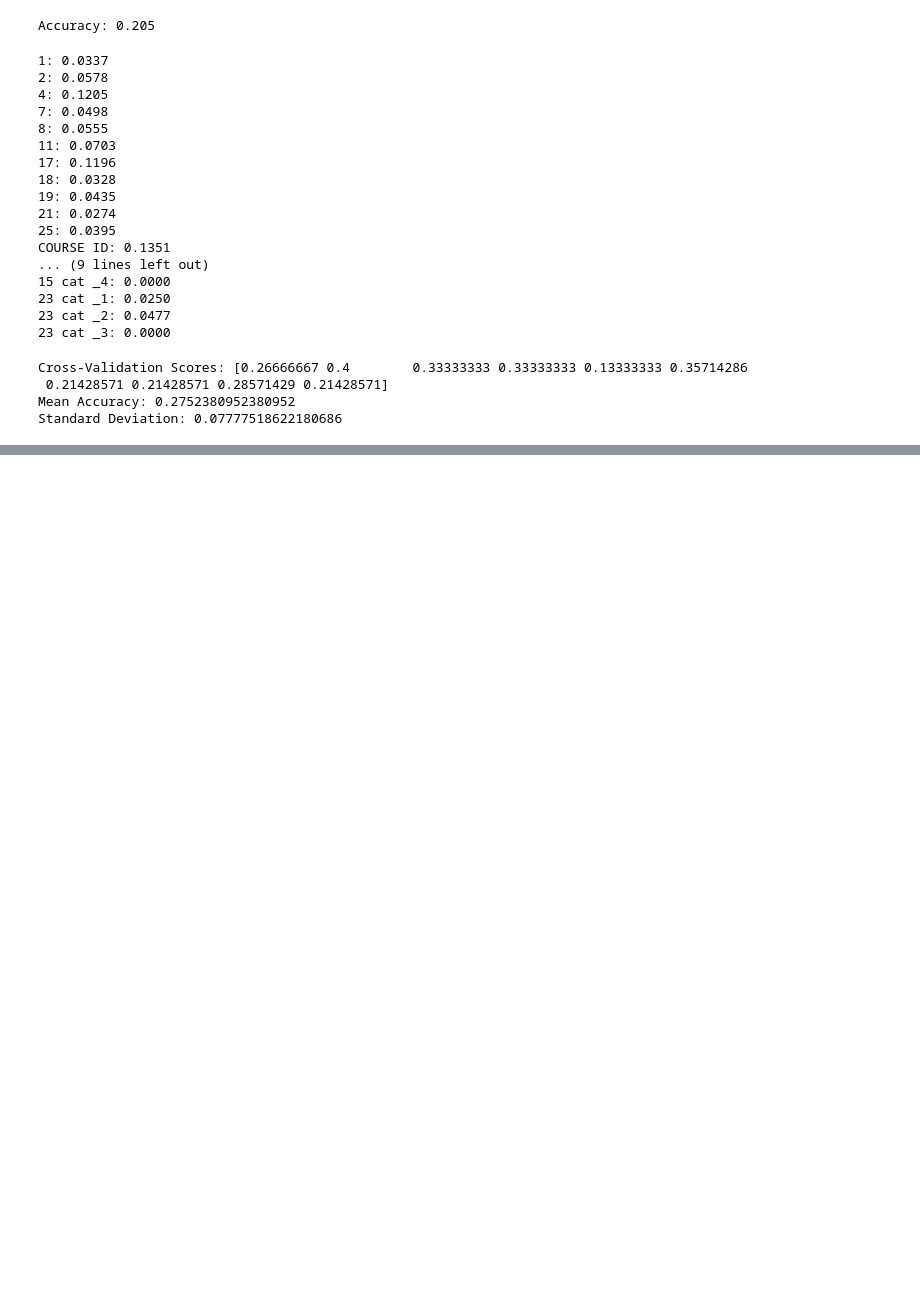
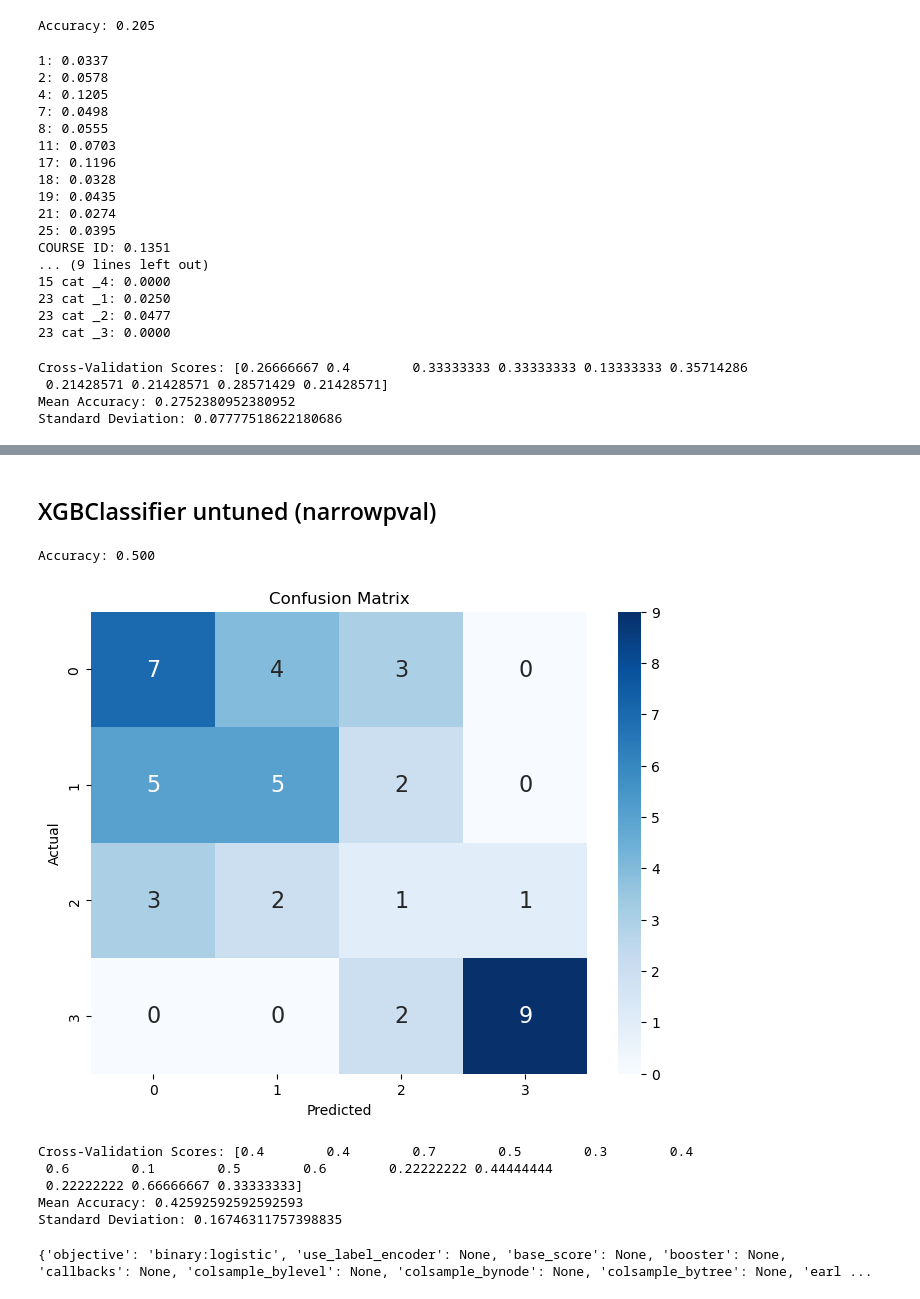
Before and after one commit to milooranm/TraditionalvsCausalAnalytics, a Jupyter notebook: Students.ipynb, the cells around one changed output, grey strips where cells are left out. Cells and saved outputs as stored; diff of their text form; code cells hidden in the pictures; blank space fills up the shorter version.

```diff
--- a/Students.ipynb
+++ b/Students.ipynb
@@ -1281,0 +1296,52 @@ xgbc0.fit(X_train , y_train)
+# %% [markdown]
+## XGBClassifier untuned (narrowpval)
+# %%
+X = dfnarrowpval.drop(columns=['GRADE', 'grade4band'])
+y = dfnarrowpval["grade4band"]
+
+X_train, X_test, y_train, y_test = train_test_split(X, y, test_size=0.30, random_state=1)
+
+# fitting the model with just the default paramaters
+xgbc0 = XGBClassifier()
+xgbc0.fit(X_train , y_train)
+
+#Predict the response for test dataset
+y_pred = xgbc0.predict(X_test)
+
+accuracy = accuracy_score(y_test, y_pred)
+print(f"Accuracy: {accuracy:.3f}")
+
+conf_matrix = confusion_matrix(y_test, y_pred)
+# Create a heatmap
+plt.figure(figsize=(8, 6))
+sns.heatmap(conf_matrix, annot=True, fmt='d', cmap='Blues', annot_kws={"size": 16})
+plt.xlabel('Predicted')
+plt.ylabel('Actual')
+plt.title('Confusion Matrix')
+plt.show()
+# %% [output]
+Accuracy: 0.500
+[figure, added]
+# %%
+kfold = KFold(n_splits=15, shuffle=True, random_state=1)
+
+# Perform k-fold cross-validation and get the accuracy scores
+cv_scores = cross_val_score(xgbc0, X, y, cv=kfold, scoring='accuracy')
+
+# Print the accuracy scores for each fold
+print("Cross-Validation Scores:", cv_scores)
+
+# Print the mean and standard deviation of the accuracy scores
+print("Mean Accuracy:", cv_scores.mean())
+print("Standard Deviation:", cv_scores.std())
+# %% [output]
+Cross-Validation Scores: [0.4        0.4        0.7        0.5        0.3        0.4
+ 0.6        0.1        0.5        0.6        0.22222222 0.44444444
+ 0.22222222 0.66666667 0.33333333]
+Mean Accuracy: 0.42592592592592593
+Standard Deviation: 0.16746311757398835
+# %%
+xgb_clf = XGBClassifier()
+print(xgb_clf.get_params())
+# %% [output]
+{'objective': 'binary:logistic', 'use_label_encoder': None, 'base_score': None, 'booster': None, 'callbacks': None, 'colsample_bylevel': None, 'colsample_bynode': None, 'colsample_bytree': None, 'earl ...
```
Also changed, not shown: parts of 129 cells of this notebook.
